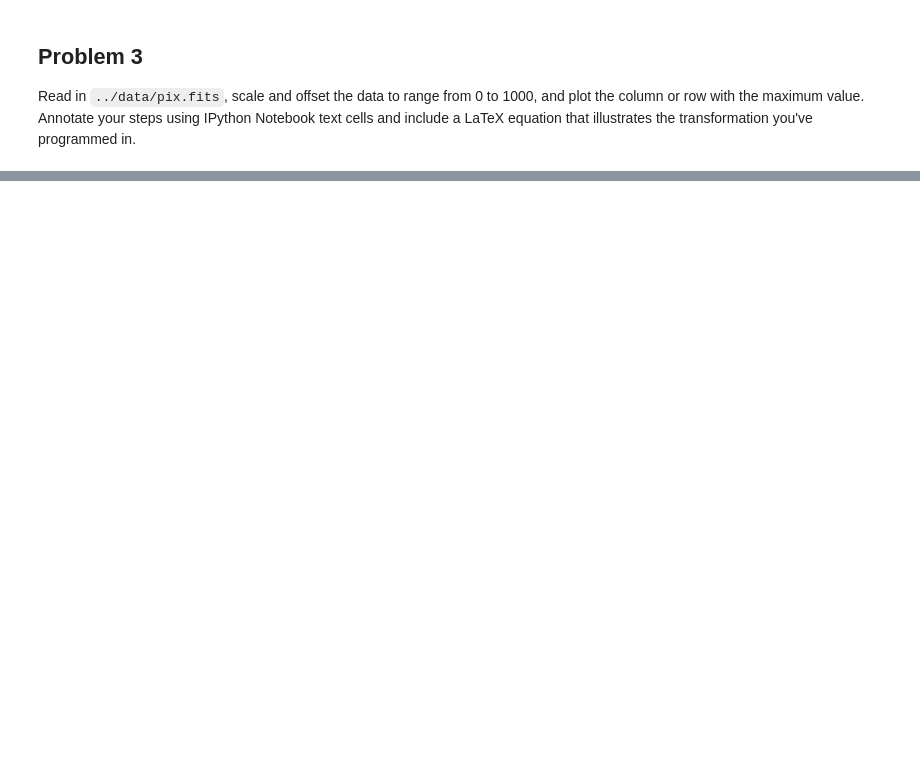
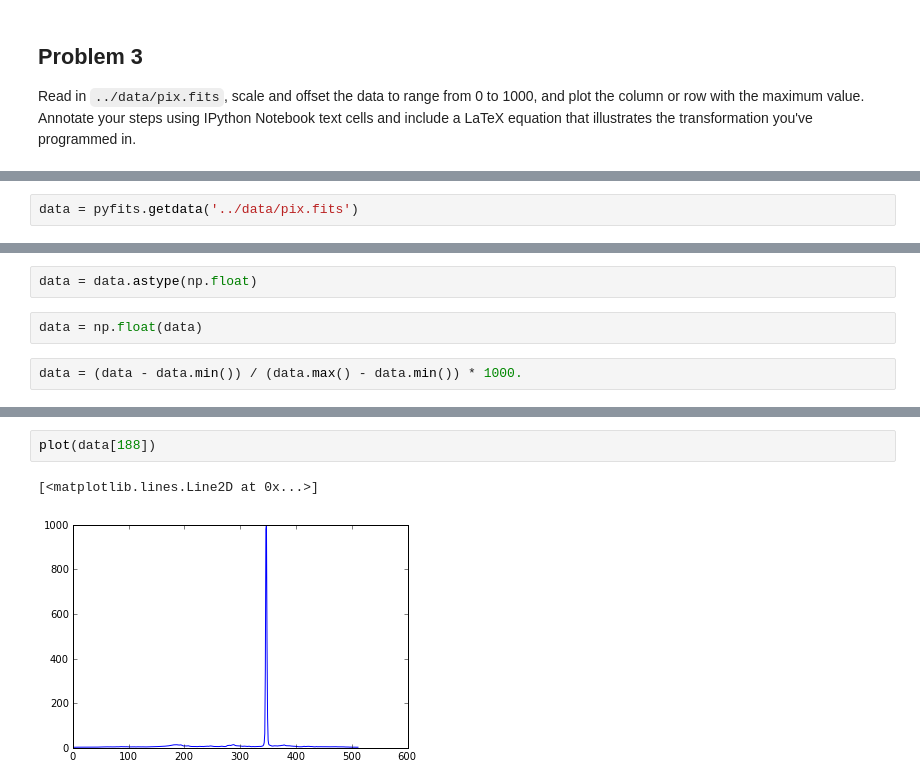
Before and after one commit to spacetelescope/scientific-python-training-2012, a Jupyter notebook: homework_notebooks/Session1_Homework.ipynb, the cells around one changed output, grey strips where cells are left out. Cells and saved outputs as stored; diff of their text form; blank space fills up the shorter version.

```diff
--- a/homework_notebooks/Session1_Homework.ipynb
+++ b/homework_notebooks/Session1_Homework.ipynb
@@ -33,0 +97,2 @@ Read in `../data/pix.fits`, scale and offset the data to range from 0 to 1000, a
+# %%
+data = pyfits.getdata('../data/pix.fits')
@@ -33,0 +103,6 @@ Read in `../data/pix.fits`, scale and offset the data to range from 0 to 1000, a
+# %%
+data = data.astype(np.float)
+# %%
+data = np.float(data)
+# %%
+data = (data - data.min()) / (data.max() - data.min()) * 1000.
@@ -33,0 +141,5 @@ Read in `../data/pix.fits`, scale and offset the data to range from 0 to 1000, a
+# %%
+plot(data[188])
+# %% [output]
+[<matplotlib.lines.Line2D at 0x...>]
+[figure, added]
```
Also changed, not shown: parts of 37 cells of this notebook.
